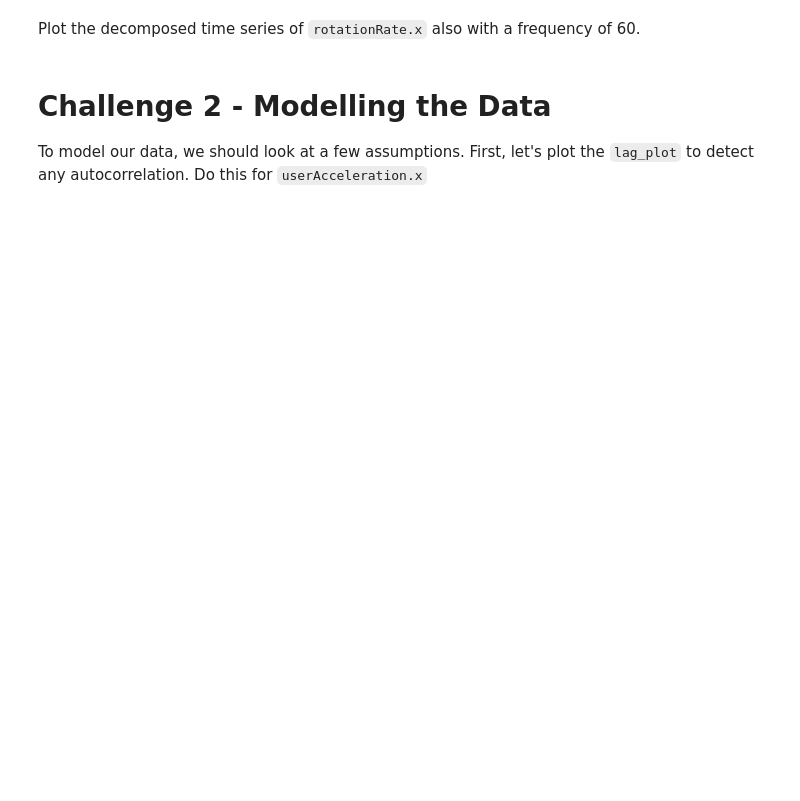
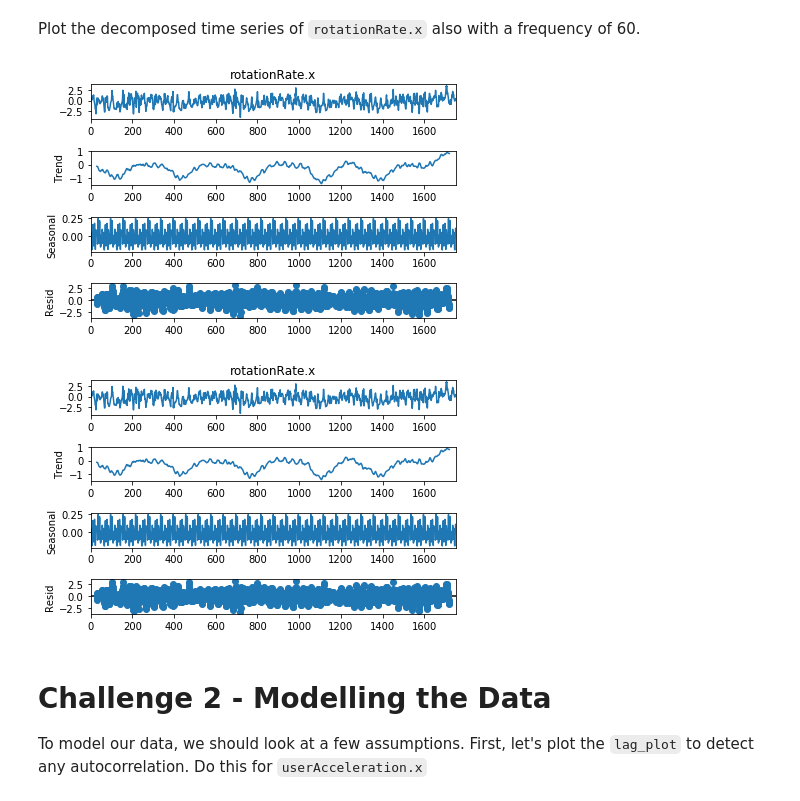
Before and after one commit to rosealcolea/dataV2-labs, a Jupyter notebook: module-2/Time-Series/your-code/main.ipynb, the cells around one changed output. Cells and saved outputs as stored; diff of their text form; code cells hidden in the pictures; blank space fills up the shorter version.

```diff
--- a/module-2/Time-Series/your-code/main.ipynb
+++ b/module-2/Time-Series/your-code/main.ipynb
@@ -48,5 +97,11 @@ Our next step is to decompose the time series and evaluate the patterns in the d
 # %% [markdown]
 Plot the decomposed time series of `rotationRate.x` also with a frequency of 60.
+# %%
+# Your code here:
+seasonal_decompose(s["rotationRate.x"], freq=60).plot()
+# %% [output]
+[figure, added]
+[figure, added]
 # %% [markdown]
 # Challenge 2 - Modelling the Data
 
```
Also changed, not shown: parts of 16 cells of this notebook, 4 other files.
